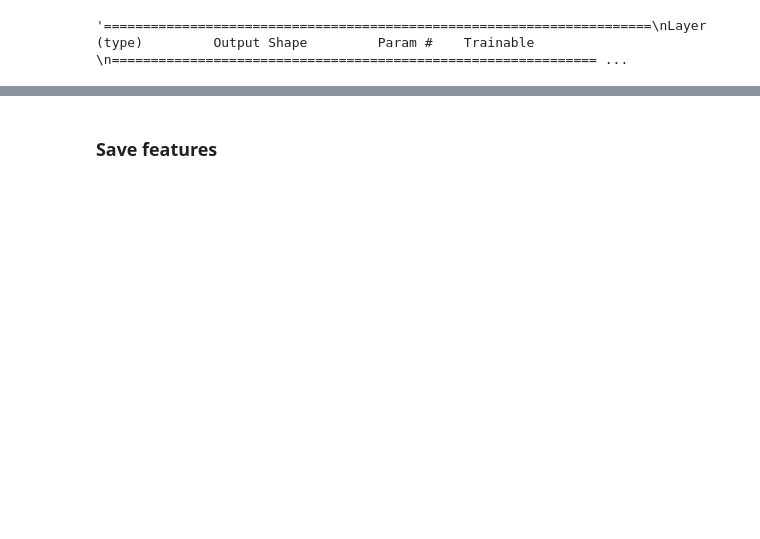
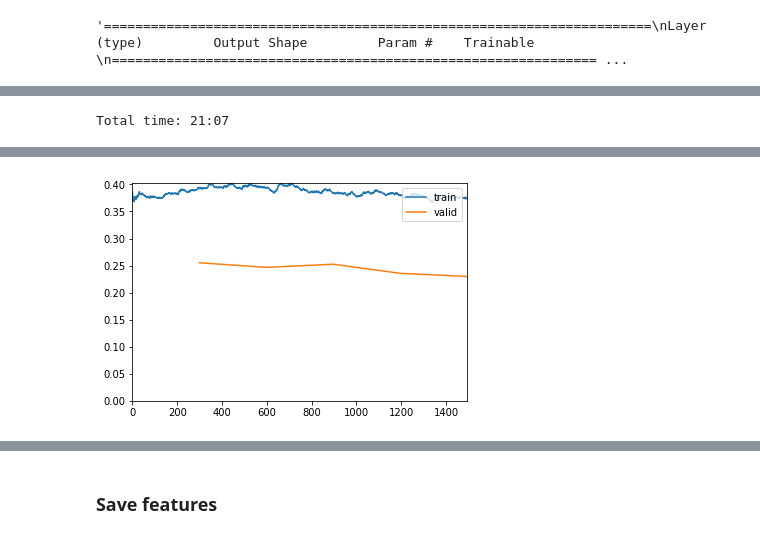
Before and after one commit to ChristianMarzahl/ISBI2019_WhiteBloodCancer, a Jupyter notebook: Autoencoder/Autoencoder-Baseline.ipynb, the cells around one changed output, grey strips where cells are left out. Drawn from its saved outputs; the diff is of its cells as text; code cells hidden in the pictures; blank space fills up the shorter version.

```diff
--- a/Autoencoder/Autoencoder-Baseline.ipynb
+++ b/Autoencoder/Autoencoder-Baseline.ipynb
@@ -224,2 +228,0 @@ Total time: 05:11
-# %%
-learn.fit_one_cycle(5, 1e-2)
@@ -234,0 +229,6 @@ Total time: 05:10
+# %%
+learn.unfreeze()
+lr = 1e-2
+learn.fit_one_cycle(5, slice(1e-5,lr/5))
+# %% [output]
+Total time: 21:07
@@ -234,0 +241 @@ Total time: 05:10
+[figure, added]
```
Also changed, not shown: parts of 15 cells of this notebook, 10 other files.
